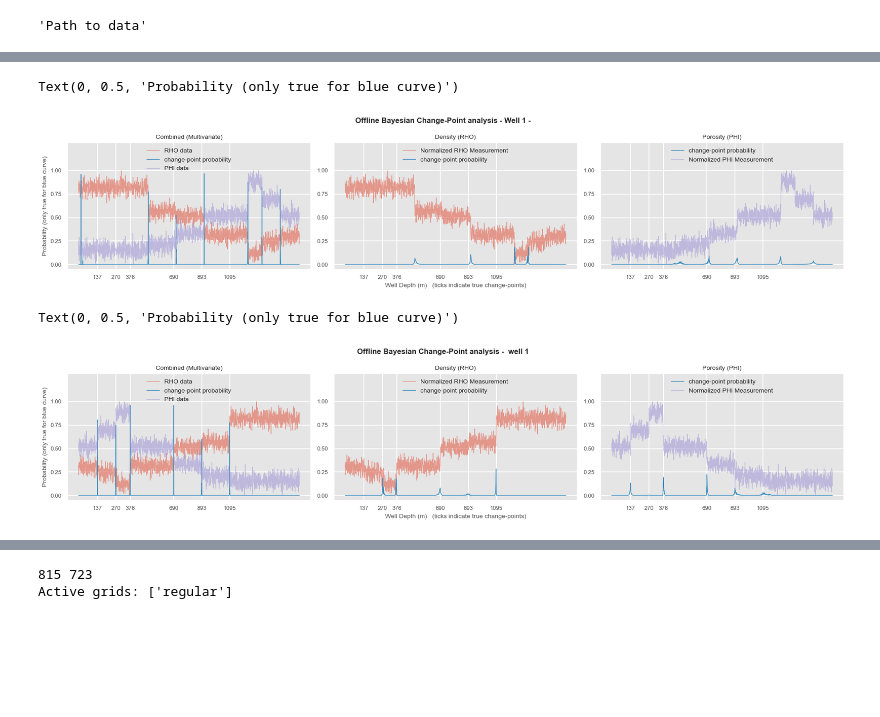
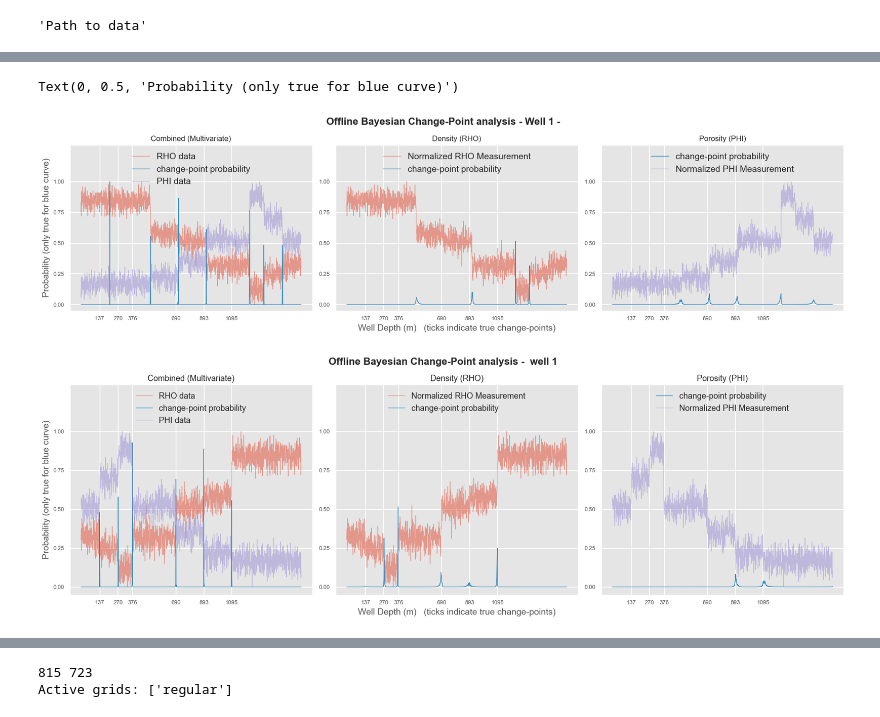
Before and after one commit to phasyn8/different_bayes, a Jupyter notebook: notebooks/demonstrations/Synthetic_graben_model_demonstration_anim.ipynb, the cells around one changed output, grey strips where cells are left out. Cells and saved outputs as stored; diff of their text form; code cells hidden in the pictures; blank space fills up the shorter version.

```diff
--- a/notebooks/demonstrations/Synthetic_graben_model_demonstration_anim.ipynb
+++ b/notebooks/demonstrations/Synthetic_graben_model_demonstration_anim.ipynb
@@ -507,41 +509,41 @@ prob_phi, q_phi, phi_phi, pcp_phi = detOffBay.find_changepoints(data2.T, full_ou
 prob_rho, q_rho, phi_rho, pcp_rho = detOffBay.find_changepoints(data1.T, full_output=True)
 # %%
 plt.style.use('ggplot')
-fig, ax = plt.subplots(1,3, figsize=(18,4), layout='tight')
+fig, ax = plt.subplots(1,3, figsize=(18,5), layout='tight')
 
 #ax2  = ax.twinx()
 ax[0].plot(datas[0,:], label='RHO data', alpha=0.5, linewidth=1)
 ax[0].plot(prob_comb, label='change-point probability', linewidth=1)
 ax[0].plot(datas[1,:], label='PHI data',  alpha=0.5, linewidth=1)
 
-ax[0].set_title('Combined (Multivariate)', size=10)
+ax[0].set_title('Combined (Multivariate)', size=12)
 ax[1].plot(datas[0,:], alpha=.5, label = 'Normalized RHO Measurement', linewidth=1)
 ax[1].plot(prob_rho, label='change-point probability', linewidth=1)
-ax[1].set_title('Density (RHO)', size=10)
+ax[1].set_title('Density (RHO)', size=12)
 
 ax[2].plot(datas[1,:], alpha=0, linewidth=1)
 ax[2].plot(prob_phi, label='change-point probability', linewidth=1)
 ax[2].plot(datas[1,:], alpha=0.5, label = 'Normalized PHI Measurement', linewidth=1)
-ax[2].set_title('Porosity (PHI)', size=10)
+ax[2].set_title('Porosity (PHI)', size=12)
 #ax[0].plot(prob_comb, 'change-point probability')
 ##ax2.plot(welldata1[2], label='True Value')
 #ax.plot(cp_Comp.normalize_array(welldata1[2],0,0)*0.9)
 for i in range(3):
-    ax[i].legend(loc='upper center',fontsize=10)
+    ax[i].legend(loc='upper center',fontsize=14)
     ax[i].set_ylim(-0.05,1.3)
     ax[i].set_yticks([0,.25,.5,.75,1])
     #ax[i].set_xticks([505,705,910,1224,1326,1462])
     ax[i].set_xticks([1095,893,690,376,270,137])
     ax[i].tick_params(labelsize=9)
-fig.suptitle('Offline Bayesian Change-Point analysis - Well 1 -', fontweight='bold')
+fig.suptitle('Offline Bayesian Change-Point analysis - Well 1 -', fontweight='bold', fontsize=16)
 #x.legend()
-ax[1].set_xlabel('Well Depth (m)   (ticks indicate true change-points)', size=10)
-ax[0].set_ylabel('Probability (only true for blue curve)', size=10)
+ax[1].set_xlabel('Well Depth (m)   (ticks indicate true change-points)', size=14)
+ax[0].set_ylabel('Probability (only true for blue curve)', size=14)
 #fig.savefig('..//..//reports//figures//well1_cp_analysis.svg')
 #plt.plot(welldata1[3]
 # %% [output]
 Text(0, 0.5, 'Probability (only true for blue curve)')
-[figure, old version]
+[figure, new version]
 # %%
 well = well1
 wellname = ' well 1'
@@ -552,39 +554,39 @@ prob_phi_ = well['CP_Prob_PHI']
 prob_rho_ = well['CP_Prob_RHO']
 
 plt.style.use('ggplot')
-fig, ax = plt.subplots(1,3, figsize=(18,4), layout='tight')
+fig, ax = plt.subplots(1,3, figsize=(18,6), layout='tight')
 
 #ax2  = ax.twinx()
 ax[0].plot(datas_[0,:], label='RHO data', alpha=0.5, linewidth=1)
 ax[0].plot(prob_comb_, label='change-point probability', linewidth=1)
 ax[0].plot(datas_[1,:], label='PHI data',  alpha=0.5, linewidth=1)
 
-ax[0].set_title('Combined (Multivariate)', size=10)
+ax[0].set_title('Combined (Multivariate)', size=13)
 ax[1].plot(datas_[0,:], alpha=.5, label = 'Normalized RHO Measurement', linewidth=1)
 ax[1].plot(prob_rho_, label='change-point probability', linewidth=1)
-ax[1].set_title('Density (RHO)', size=10)
+ax[1].set_title('Density (RHO)', size=13)
 
 ax[2].plot(datas_[1,:], alpha=0, linewidth=1)
 ax[2].plot(prob_phi_, label='change-point probability', linewidth=1)
 ax[2].plot(datas_[1,:], alpha=0.5, label = 'Normalized PHI Measurement', linewidth=1)
-ax[2].set_title('Porosity (PHI)', size=10)
+ax[2].set_title('Porosity (PHI)', size=13)
 #ax[0].plot(prob_comb, 'change-point probability')
 ##ax2.plot(welldata1[2], label='True Value')
 #ax.plot(cp_Comp.normalize_array(welldata1[2],0,0)*0.9)
 for i in range(3):
-    ax[i].legend(loc='upper center',fontsize=10)
+    ax[i].legend(loc='upper center',fontsize=13)
     ax[i].set_ylim(-0.05,1.3)
     ax[i].set_yticks([0,.25,.5,.75,1])
     #ax[i].set_xticks([505,705,910,1224,1326,1462])
     ax[i].set_xticks([1095,893,690,376,270,137])
     ax[i].tick_params(labelsize=9)
-fig.suptitle('Offline Bayesian Change-Point analysis - '+ wellname, fontweight='bold')
+fig.suptitle('Offline Bayesian Change-Point analysis - '+ wellname, fontweight='bold', fontsize=16)
 #x.legend()
-ax[1].set_xlabel('Well Depth (m)   (ticks indicate true change-points)', size=10)
-ax[0].set_ylabel('Probability (only true for blue curve)', size=10)
+ax[1].set_xlabel('Well Depth (m)   (ticks indicate true change-points)', size=14)
+ax[0].set_ylabel('Probability (only true for blue curve)', size=14)
+fig.savefig('..//..//reports//figures//well1_cp_analysis.svg')
 # %% [output]
-Text(0, 0.5, 'Probability (only true for blue curve)')
-[figure, old version]
+[figure, new version]
 # %%
 #Looking at the data and the CP solution
 #well1.head()
```
Also changed, not shown: parts of 8 cells of this notebook, 51 other files.
